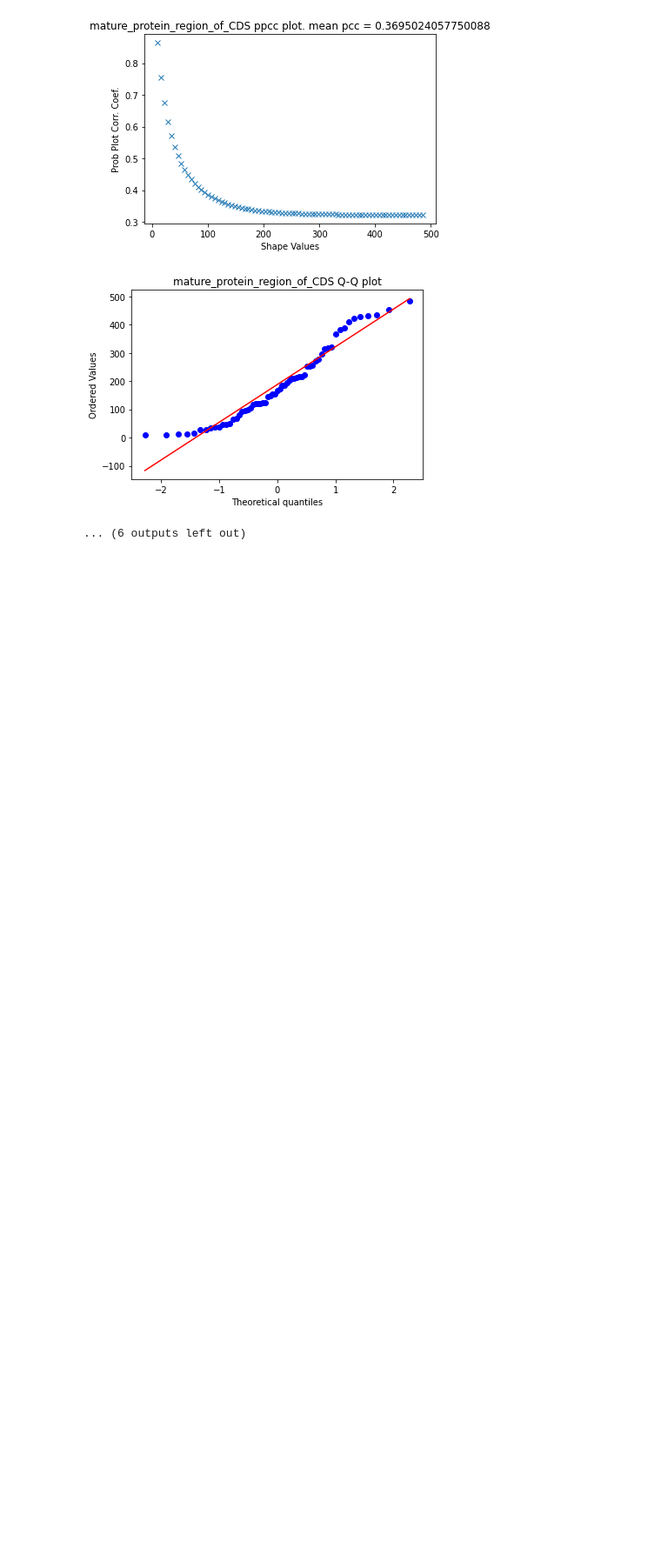
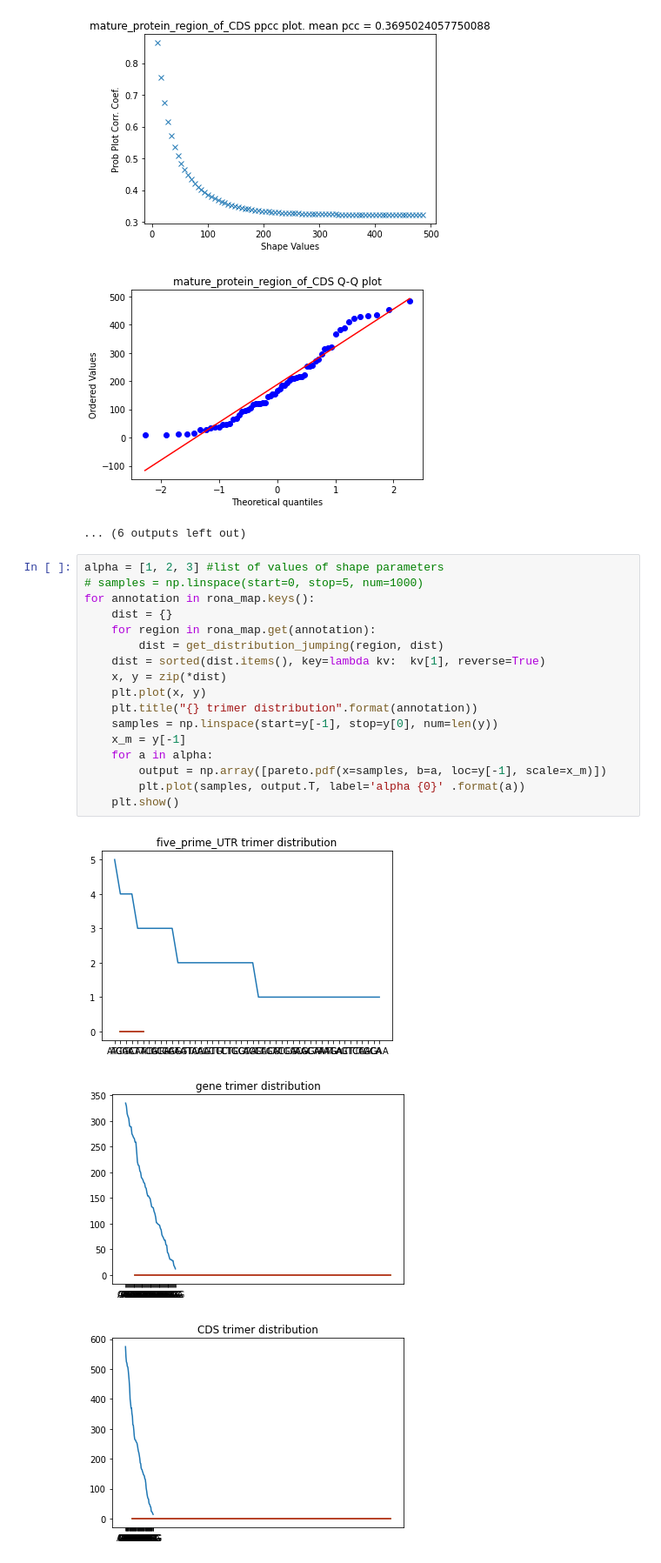
Before and after one commit to ocean-rey/rna-entropy-project, a Jupyter notebook: Untitled.ipynb, the cells around one changed output. Shown at 87% size. Saved outputs shown, nothing was run; the diff lists cells and outputs as text; blank space fills up the shorter version.

```diff
--- a/Untitled.ipynb
+++ b/Untitled.ipynb
@@ -166,3 +130,24 @@ for annotation in rona_map.keys():
 [figure]
 [figure]
 ... (6 outputs left out)
+# %%
+alpha = [1, 2, 3] #list of values of shape parameters
+# samples = np.linspace(start=0, stop=5, num=1000)
+for annotation in rona_map.keys():
+    dist = {}
+    for region in rona_map.get(annotation):
+        dist = get_distribution_jumping(region, dist)
+    dist = sorted(dist.items(), key=lambda kv:  kv[1], reverse=True)
+    x, y = zip(*dist)
+    plt.plot(x, y)
+    plt.title("{} trimer distribution".format(annotation))
+    samples = np.linspace(start=y[-1], stop=y[0], num=len(y))
+    x_m = y[-1]
+    for a in alpha:
+        output = np.array([pareto.pdf(x=samples, b=a, loc=y[-1], scale=x_m)])
+        plt.plot(samples, output.T, label='alpha {0}' .format(a))
+    plt.show()
+# %% [output]
+[figure, added]
+[figure, added]
+[figure, added]
```
Also changed, not shown: parts of 4 cells of this notebook, 1 other file.
